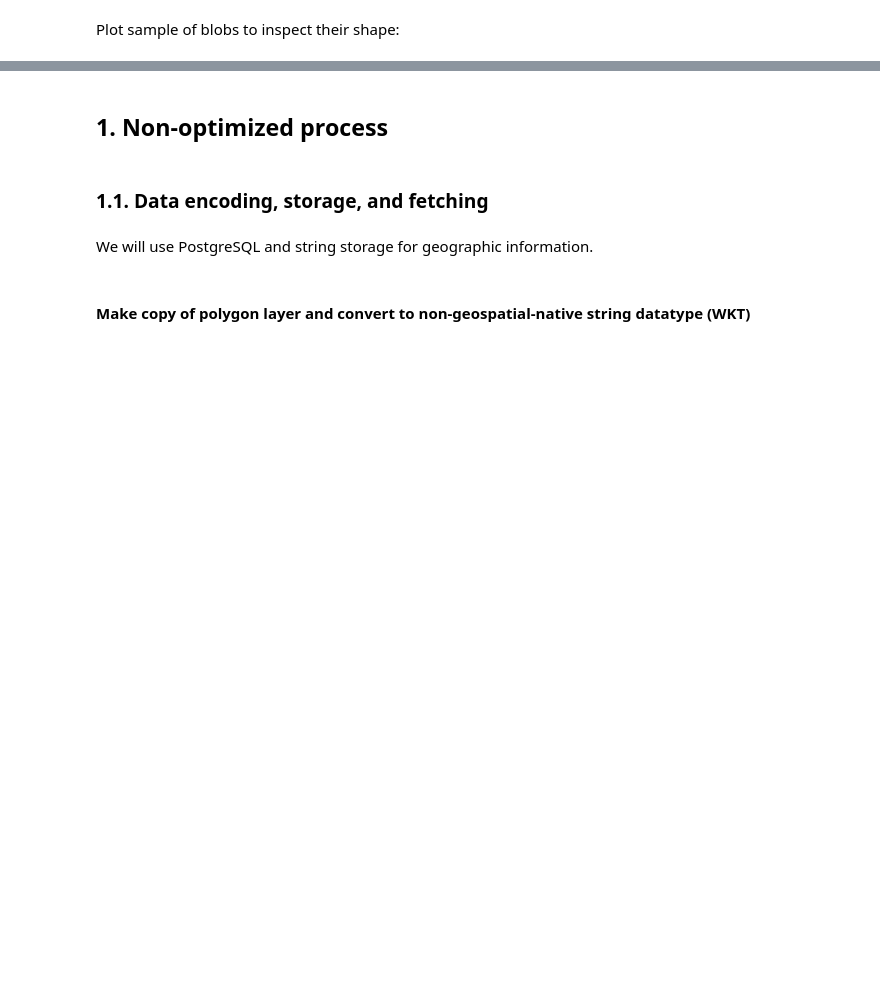
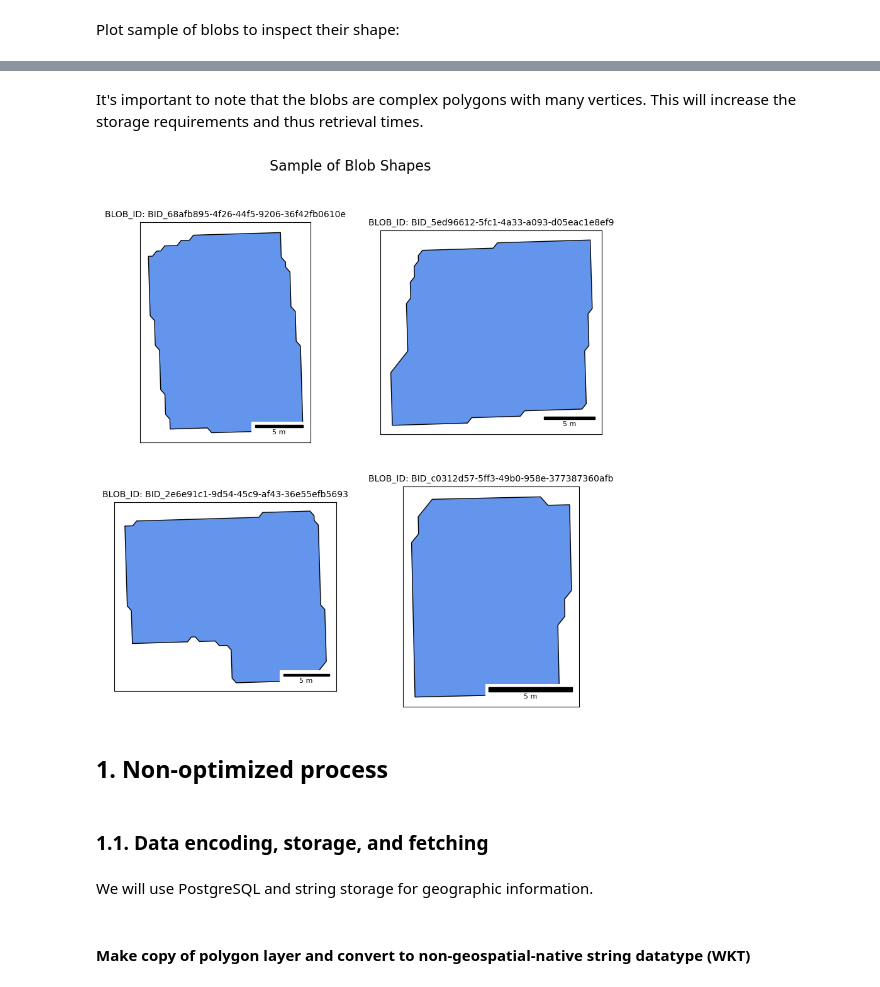
Before and after one commit to sralter/matching_optimization, a Jupyter notebook: matching.ipynb, the cells around one changed output, grey strips where cells are left out. Drawn from its saved outputs; the diff is of its cells as text; code cells hidden in the pictures; blank space fills up the shorter version.

```diff
--- a/matching.ipynb
+++ b/matching.ipynb
@@ -286,3 +219,70 @@ else:
+# %% [markdown]
+It's important to note that the blobs are complex polygons with many vertices. This will increase the storage requirements and thus retrieval times.
+# %%
+from pathlib import Path
+import geopandas as gpd
+import matplotlib.pyplot as plt
+import matplotlib.gridspec as gridspec
+from mpl_toolkits.axes_grid1.anchored_artists import AnchoredSizeBar
+import matplotlib.font_manager as fm
+
+# File path for the output figure
+figure_path = Path('_figs/blob_samples.png')
+
+if not figure_path.exists():
+    # Sample random rows from the GeoDataFrame
+    sample_size = 4
+    gdf_sample = gdf.sample(n=sample_size, random_state=42)
+
+    # Reproject the sample to a metric CRS (e.g., EPSG:3083 for Texas)
+    gdf_sample = gdf_sample.to_crs("EPSG:3083")
+
+    # Create a 2x2 grid of subplots
+    fig, axes = plt.subplots(2, 2, figsize=(10, 10))
+    axes = axes.flatten()  # Flatten to iterate easily
+
+    # Define scale bar parameters.
+    # Here, scale_length = 50 means a 50 meter scale bar.
+    scale_length = 5
+    fontprops = fm.FontProperties(size=8)
+
+    # Plot each sample polygon on its subplot and add a scale bar
+    for ax, (idx, row) in zip(axes, gdf_sample.iterrows()):
+        # Plot the single geometry
+        gdf_sample[gdf_sample.index == idx].plot(ax=ax, facecolor='cornflowerblue', edgecolor='black')
+        ax.set_title(f"BLOB_ID: {str(row['BLOB_ID'])}", fontdict={'fontsize':10})
+        ax.set_xticks([])
+        ax.set_yticks([])
+
+        # Add a scale bar using AnchoredSizeBar.
+        # Label in meters rather than converting to km.
+        scalebar = AnchoredSizeBar(ax.transData,
+                                   scale_length,
+                                   f'{scale_length} m',
+                                   'lower right',
+                                   pad=0.5,
+                                   borderpad=0.5,
+                                   color='black',
+                                   frameon=True,
+                                   size_vertical=scale_length/20,
+                                   fontproperties=fontprops)
+        scalebar.patch.set_facecolor('white')
+        scalebar.patch.set_edgecolor('none')
+        ax.add_artist(scalebar)
+
+    # Set an overall title for the figure
+    fig.suptitle("Sample of Blob Shapes", fontsize=16)
+    # plt.tight_layout(rect=[0, 0, 1, 0.95])
+    # plt.savefig('figs/blob_samples.png', bbox_inches='tight')
+    plt.show()
+else:
+    img = plt.imread(figure_path)
+    plt.imshow(img)
+    plt.axis('off')
+    plt.tight_layout()
+    plt.show()
+# %% [output]
+[figure, added]
 # %% [markdown]
 ## 1. Non-optimized process
 # %% [markdown]
```
Also changed, not shown: parts of 10 cells of this notebook.
